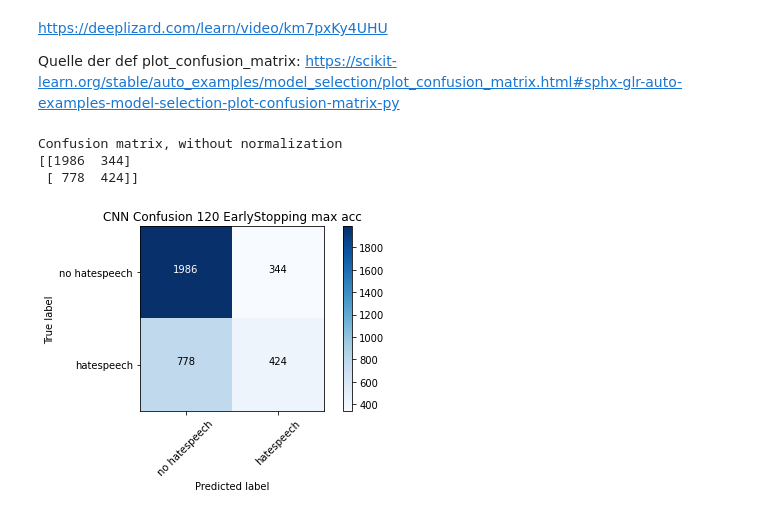
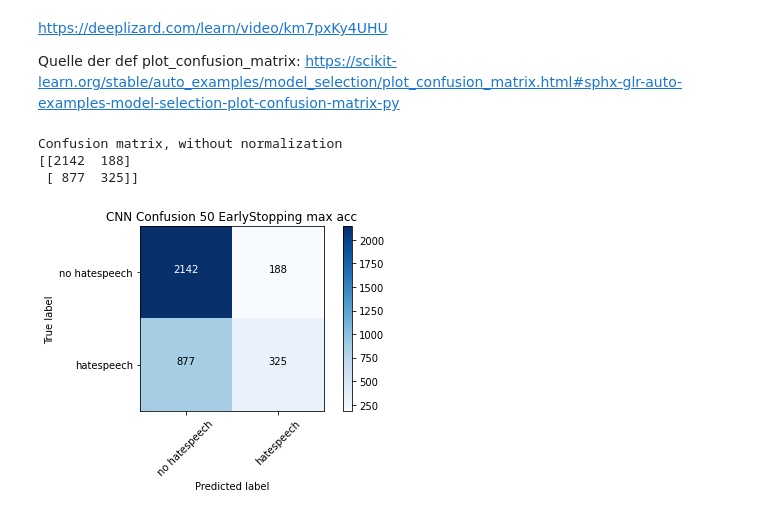
Before and after one commit to BiancaStadl/ProjektarbeitML, a Jupyter notebook: CNN_embedded.ipynb, the cells around one changed output. Cells and saved outputs as stored; diff of their text form; code cells hidden in the pictures.

Commit message:
CNN 50 EarlyStopping max acc

```diff
--- a/CNN_embedded.ipynb
+++ b/CNN_embedded.ipynb
@@ -422,24 +422,24 @@ hits 6747 and 8312 misses
 # %%
 from tensorflow.keras.layers import Embedding
 print("vocab size: %d"%vocabulary_size)
-CNN16052102ES07 = tf.keras.Sequential()
+CNN16052102ES08 = tf.keras.Sequential()
 #Embedding -> hier dann auf das embedding verweisen, Input_dim -> die Anzahl der Wörter im word_index, output -> in dem Fall passend zum verwendeten Vektor
 #input-length -> auf 60  gepadded, trainable -> nein, weil nichts verändert werden soll
 #embeddings_initializer=keras.initializers.Constant(glove_matrix) vs weights = [glove_matrix]
 #Convolutional layers => filters = neurons.. mit 100? 265?
-#CNN16052102ES07.add(tf.keras.layers.Embedding(input_dim=vocabulary_size, output_dim=200, input_length=max_length))
-CNN16052102ES07.add(tf.keras.layers.Embedding(vocabulary_size, output_dim=200, input_length=60, embeddings_initializer = keras.initializers.Constant(glove_matrix), trainable= False))
-CNN16052102ES07.add(tf.keras.layers.Dropout(0.4))
-CNN16052102ES07.add(tf.keras.layers.Conv1D(filters=120, kernel_size=3, padding="valid", activation="relu"))
-CNN16052102ES07.add(tf.keras.layers.MaxPooling1D())
-CNN16052102ES07.add(tf.keras.layers.Conv1D(filters=120, kernel_size=3, padding="valid", activation="relu"))
-CNN16052102ES07.add(tf.keras.layers.GlobalAveragePooling1D())
-CNN16052102ES07.add(tf.keras.layers.Flatten())
-CNN16052102ES07.add(tf.keras.layers.Dense(260, activation="relu"))
-CNN16052102ES07.add(tf.keras.layers.Dropout(0.4))
-CNN16052102ES07.add(tf.keras.layers.Dense(1, activation="sigmoid"))
+#CNN16052102ES08.add(tf.keras.layers.Embedding(input_dim=vocabulary_size, output_dim=200, input_length=max_length))
+CNN16052102ES08.add(tf.keras.layers.Embedding(vocabulary_size, output_dim=200, input_length=60, embeddings_initializer = keras.initializers.Constant(glove_matrix), trainable= False))
+CNN16052102ES08.add(tf.keras.layers.Dropout(0.4))
+CNN16052102ES08.add(tf.keras.layers.Conv1D(filters=50, kernel_size=3, padding="valid", activation="relu"))
+CNN16052102ES08.add(tf.keras.layers.MaxPooling1D())
+CNN16052102ES08.add(tf.keras.layers.Conv1D(filters=50, kernel_size=3, padding="valid", activation="relu"))
+CNN16052102ES08.add(tf.keras.layers.GlobalAveragePooling1D())
+CNN16052102ES08.add(tf.keras.layers.Flatten())
+CNN16052102ES08.add(tf.keras.layers.Dense(260, activation="relu"))
+CNN16052102ES08.add(tf.keras.layers.Dropout(0.4))
+CNN16052102ES08.add(tf.keras.layers.Dense(1, activation="sigmoid"))
 
-CNN16052102ES07.summary()
+CNN16052102ES08.summary()
 
 #nppadded_training = np.asmatrix(nppadded_training) not necessary
 #nppadded_testing = np.asmatrix(nppadded_testing)
@@ -503,7 +503,7 @@ def metrics_f1(data_true, data_pred):
 # %% [markdown]
 https://aakashgoel12.medium.com/how-to-add-user-defined-function-get-f1-score-in-keras-metrics-3013f979ce0d
 # %%
-CNN16052102ES07.compile(loss='binary_crossentropy', optimizer='adam', metrics=['accuracy',metrics_recall,metrics_precision,metrics_f1])
+CNN16052102ES08.compile(loss='binary_crossentropy', optimizer='adam', metrics=['accuracy',metrics_recall,metrics_precision,metrics_f1])
 # %% [markdown]
 https://www.tensorflow.org/tensorboard/tensorboard_in_notebooks
 # %%
@@ -531,6 +531,6 @@ batch_size = 40
 validation_split=0.2
 # %%
 #Werte der Convolutional-Schichten variieren (Filter), Batch-Size variieren, kernel-size..
-CNN16052102ES07.fit(nppadded_training, nptraining_labels, batch_size=batch_size, validation_split=validation_split, epochs=training_epochs, callbacks=[callbackForTB,callbackEarlyStopping])
+CNN16052102ES08.fit(nppadded_training, nptraining_labels, batch_size=batch_size, validation_split=validation_split, epochs=training_epochs, callbacks=[callbackForTB,callbackEarlyStopping])
 # %% [output]
 Epoch 1/30
@@ -565,7 +567,7 @@ metrics_f1) = CNN16052102ES07.evaluate(nppadded_testing, nptesting_labels, verbo
 make some predictions of test data and save it to variable. verbose=0 -> do not generate output
 Gute Quelle: https://deeplizard.com/learn/video/2f-NjDUvZIE
 # %%
-CNN_predictions06 = CNN16052102ES07.predict(x=nppadded_testing)
+CNN_predictions06 = CNN16052102ES08.predict(x=nppadded_testing)
 # %%
 #for p in CNN_predictions06:
  # print(p)
@@ -645,9 +647,9 @@ cm = confusion_matrix(y_true=nptesting_labels, y_pred=prediction_rounded06)
 # %%
 plot_labels = ['no hatespeech','hatespeech']
 # %%
-plot_confusion_matrix(cm=cm, classes=plot_labels, title='CNN Confusion 120 EarlyStopping max acc')
+plot_confusion_matrix(cm=cm, classes=plot_labels, title='CNN Confusion 50 EarlyStopping max acc')
 # %% [output]
 Confusion matrix, without normalization
-[[1986  344]
- [ 778  424]]
+[[2142  188]
+ [ 877  325]]
-[figure, old version]
+[figure, new version]
```
Also changed, not shown: parts of 4 cells of this notebook.
